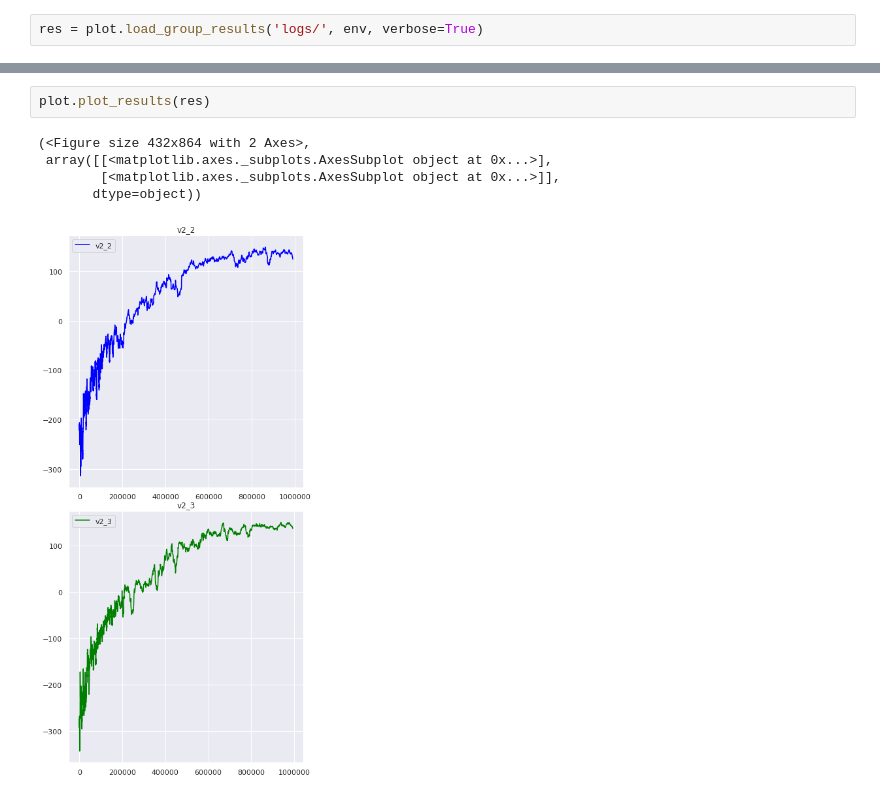
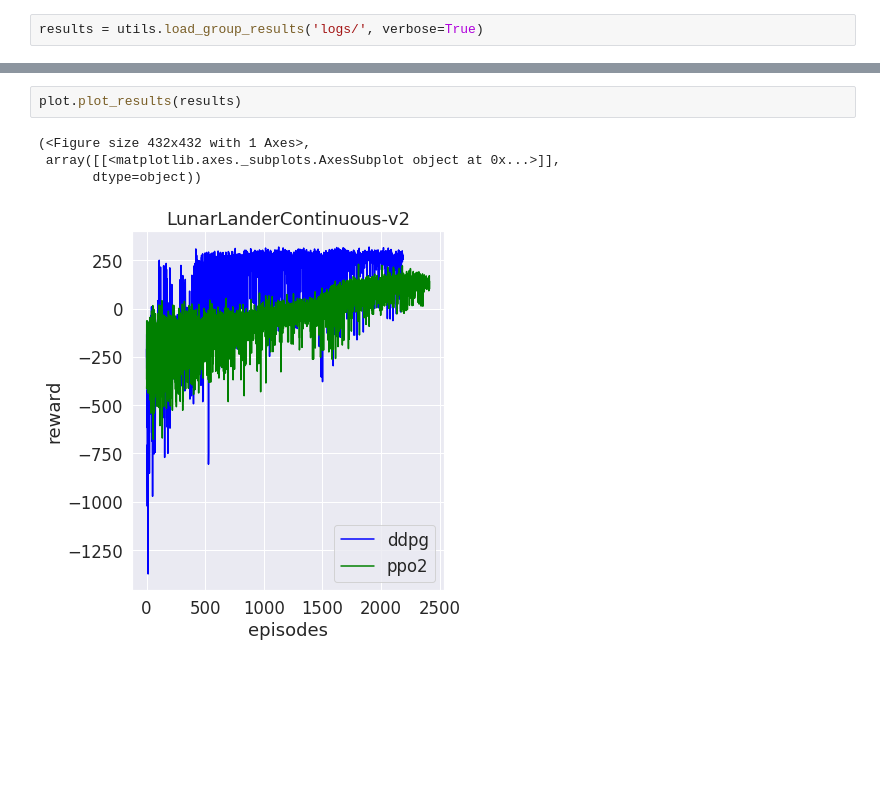
Before and after one commit to Mohammadamin-Barekatain/multipolar, a Jupyter notebook: plot_results.ipynb, the cells around one changed output, grey strips where cells are left out. Drawn from its saved outputs; the diff is of its cells as text; blank space fills up the shorter version.

Commit message:
plotting function

```diff
--- a/plot_results.ipynb
+++ b/plot_results.ipynb
@@ -21,3 +17,3 @@ env = 'LunarLanderContinuous'
 # %%
-res = plot.load_group_results('logs/', env, verbose=True)
+results = utils.load_group_results('logs/', verbose=True)
 # %% [output]
@@ -48,8 +33,7 @@ res
 # %%
-plot.plot_results(res)
+plot.plot_results(results)
 # %% [output]
-(<Figure size 432x864 with 2 Axes>,
- array([[<matplotlib.axes._subplots.AxesSubplot object at 0x...>],
-        [<matplotlib.axes._subplots.AxesSubplot object at 0x...>]],
+(<Figure size 432x432 with 1 Axes>,
+ array([[<matplotlib.axes._subplots.AxesSubplot object at 0x...>]],
        dtype=object))
-[figure, old version]
+[figure, new version]
```
Also changed, not shown: parts of 7 cells of this notebook, 3 other files.
